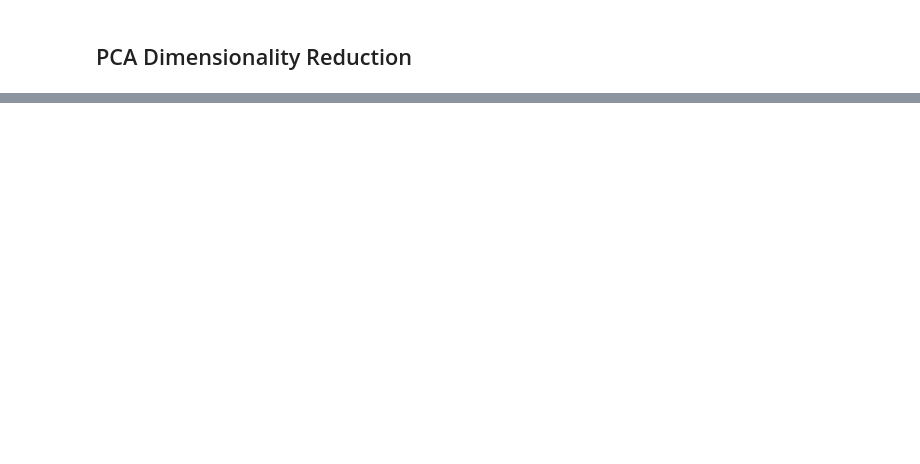
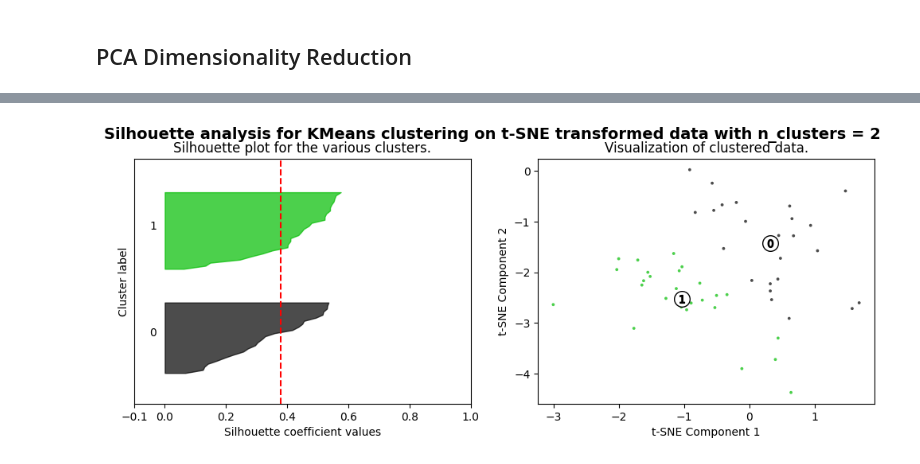
Before and after one commit to esoto15/research-summer-2024, a Jupyter notebook: dimension-reduction/dem_based_clustering.ipynb, the cells around one changed output, grey strips where cells are left out. Saved outputs shown, nothing was run; the diff lists cells and outputs as text; code cells hidden in the pictures; blank space fills up the shorter version.

```diff
--- a/dimension-reduction/dem_based_clustering.ipynb
+++ b/dimension-reduction/dem_based_clustering.ipynb
@@ -325,7 +243,7 @@ pca = PCA(n_components=2)
 X_pca = pca.fit_transform(scaled)
 # %%
 # Range of cluster numbers (K) to evaluate
-range_n_clusters = [2, 3, 4, 5,6,7,8,9,10]
+range_n_clusters = [2, 3, 4, 5]
 
 for n_clusters in range_n_clusters:
     # Create a subplot with 1 row and 2 columns
@@ -464,3 +352,89 @@ pca_graphs.head(2)
 | 1 | 18-24 | 2 | i do not have a disability | High School | Employed Part time | hispanic | male | Less than $25,000 | english | ... |
 # %%
 # pca_graphs.to_excel('pca-dem-based-cluster.xlsx', index=False)
+# %%
+from sklearn.manifold import TSNE
+
+# Fit t-SNE
+tsne = TSNE(n_components=2, perplexity=30, n_iter=300)
+X_tsne = tsne.fit_transform(scaled)
+# %%
+# Range of cluster numbers (K) to evaluate
+range_n_clusters = [2, 3, 4, 5]
+
+for n_clusters in range_n_clusters:
+    # Create a subplot with 1 row and 2 columns
+    fig, (ax1, ax2) = plt.subplots(1, 2, figsize=(12, 4))
+
+    # The 1st subplot is the silhouette plot
+    ax1.set_xlim([-0.1, 1])
+    ax1.set_ylim([0, len(X_tsne) + (n_clusters + 1) * 10])
+
+    # Initialize KMeans object and fit to data
+    kmeans = KMeans(n_clusters=n_clusters, random_state=42, n_init=10)
+    cluster_labels = kmeans.fit_predict(X_tsne)
+
+    # Compute silhouette score for the current clustering
+    silhouette_avg = silhouette_score(X_tsne, cluster_labels)
+    print(f"For n_clusters = {n_clusters}, the average silhouette score is: {silhouette_avg}")
+
+    # Compute silhouette scores for each sample
+    sample_silhouette_values = silhouette_samples(X_tsne, cluster_labels)
+
+    y_lower = 10
+    for i in range(n_clusters):
+        # Aggregate silhouette scores for samples belonging to the current cluster
+        ith_cluster_silhouette_values = sample_silhouette_values[cluster_labels == i]
+
+        # Sort silhouette scores
+        ith_cluster_silhouette_values.sort()
+
+        size_cluster_i = ith_cluster_silhouette_values.shape[0]
+        y_upper = y_lower + size_cluster_i
+
+        # Fill silhouette plot
+        color = plt.cm.nipy_spectral(float(i) / n_clusters)
+        ax1.fill_betweenx(np.arange(y_lower, y_upper),
+                          0, ith_cluster_silhouette_values,
+                          facecolor=color, edgecolor=color, alpha=0.7)
+
+        # Label silhouette plot with cluster numbers at the middle
+        ax1.text(-0.05, y_lower + 0.5 * size_cluster_i, str(i))
+
+        # Compute new y_lower for next plot
+        y_lower = y_upper + 10  # 10 for the 0 samples
+
+    ax1.set_title("Silhouette plot for the various clusters.")
+    ax1.set_xlabel("Silhouette coefficient values")
+    ax1.set_ylabel("Cluster label")
+
+    # Vertical line for average silhouette score of all values
+    ax1.axvline(x=silhouette_avg, color="red", linestyle="--")
+    ax1.set_yticks([])  # Clear y-axis labels
+    ax1.set_xticks([-0.1, 0, 0.2, 0.4, 0.6, 0.8, 1])
+
+    # 2nd Plot showing the actual clusters formed
+    colors = plt.cm.nipy_spectral(cluster_labels.astype(float) / n_clusters)
+    ax2.scatter(X_tsne[:, 0], X_tsne[:, 1], marker='.', s=30, lw=0, alpha=0.7,
+                c=colors, edgecolor='k')
+
+    # Labeling clusters
+    centers = kmeans.cluster_centers_
+    # Draw white circles at cluster centers
+    ax2.scatter(centers[:, 0], centers[:, 1], marker='o',
+                c="white", alpha=1, s=200, edgecolor='k')
+
+    for i, c in enumerate(centers):
+        ax2.scatter(c[0], c[1], marker='$%d$' % i, alpha=1,
+                    s=50, edgecolor='k')
+
+    ax2.set_title("Visualization of clustered data.")
+    ax2.set_xlabel("t-SNE Component 1")
+    ax2.set_ylabel("t-SNE Component 2")
+
+    plt.suptitle(("Silhouette analysis for KMeans clustering on t-SNE transformed data "
+                  "with n_clusters = %d" % n_clusters),
+                 fontsize=14, fontweight='bold')
+
+plt.show()
+# %% [output]
@@ -466,0 +445 @@ pca_graphs.head(2)
+[figure, added]
```
Also changed, not shown: parts of 21 cells of this notebook, 6 other files.
